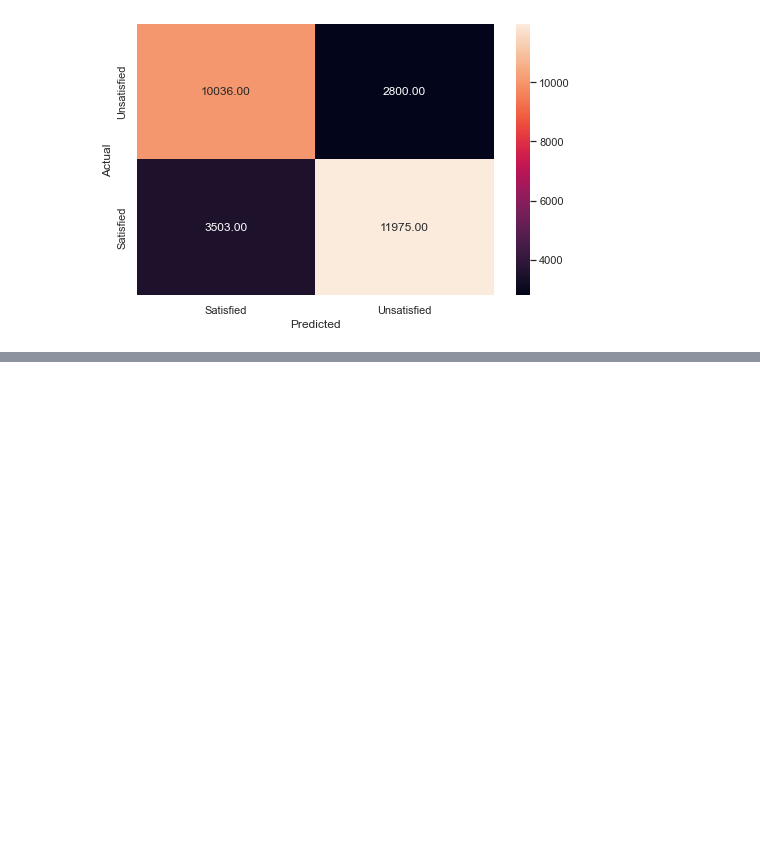
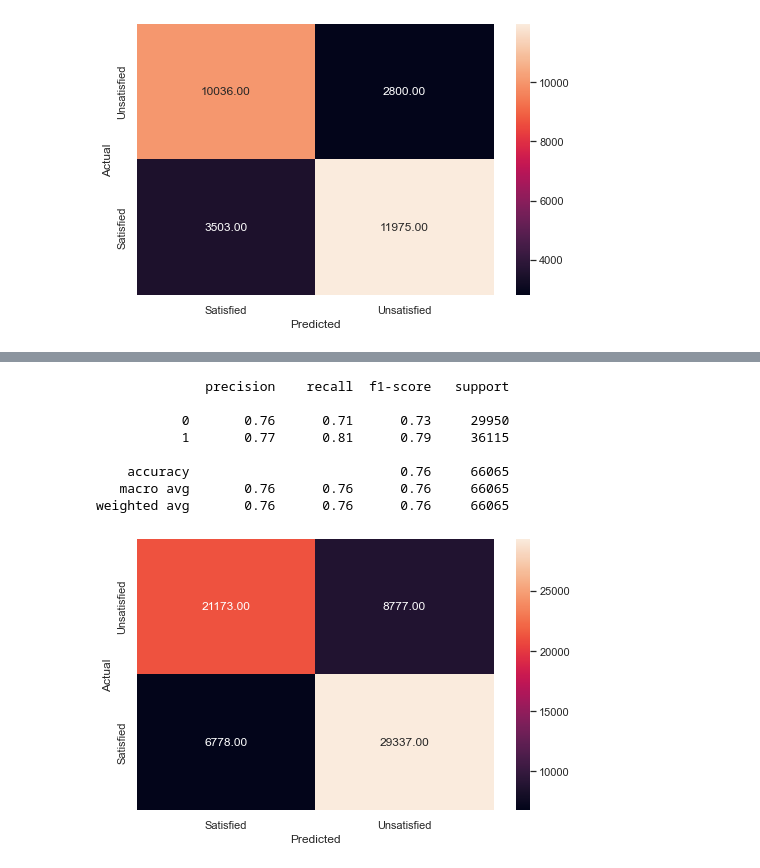
Before and after one commit to lpm0073/idss-hackathon, a Jupyter notebook: models.ipynb, the cells around one changed output, grey strips where cells are left out. Saved outputs shown, nothing was run; the diff lists cells and outputs as text; code cells hidden in the pictures; blank space fills up the shorter version.

Commit message:
code Logistic Regression Model, Support Vector Machine model, SVM w RBF model

```diff
--- a/models.ipynb
+++ b/models.ipynb
@@ -190,0 +209,16 @@ weighted avg       0.78      0.78      0.78     28314
+# %%
+# Setting the optimal threshold
+optimal_threshold = 0.45
+# %%
+y_pred_train = lg.predict_proba(X_train)
+metrics_score(y_train, y_pred_train[:,1]>optimal_threshold)
+# %% [output]
+              precision    recall  f1-score   support
+
+           0       0.76      0.71      0.73     29950
+           1       0.77      0.81      0.79     36115
+
+    accuracy                           0.76     66065
+   macro avg       0.76      0.76      0.76     66065
+weighted avg       0.76      0.76      0.76     66065
+[figure, added]
```
Also changed, not shown: parts of 22 cells of this notebook.
